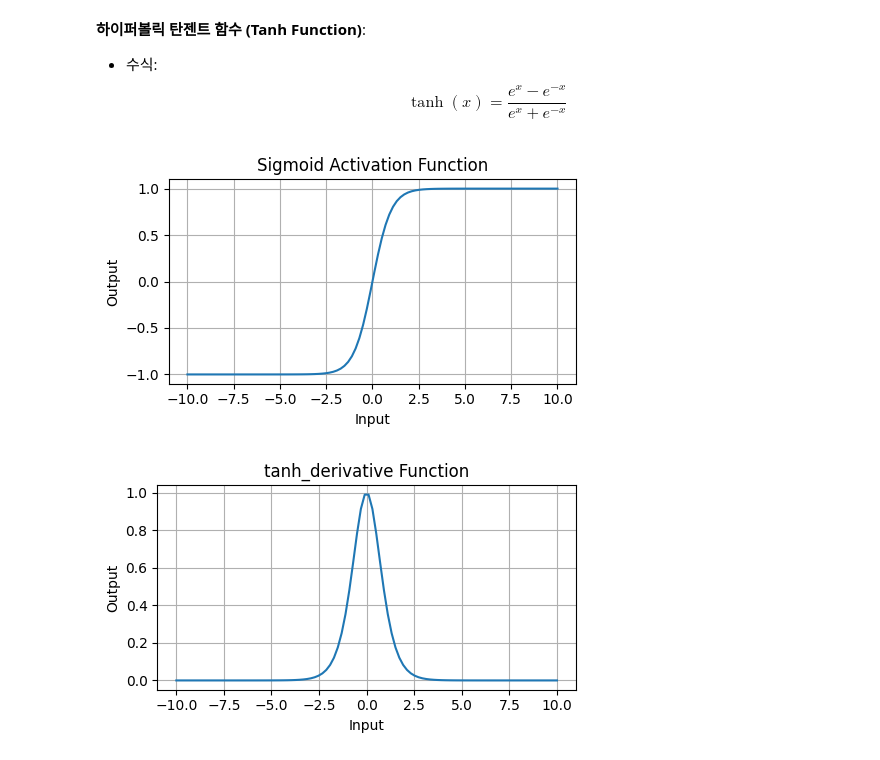
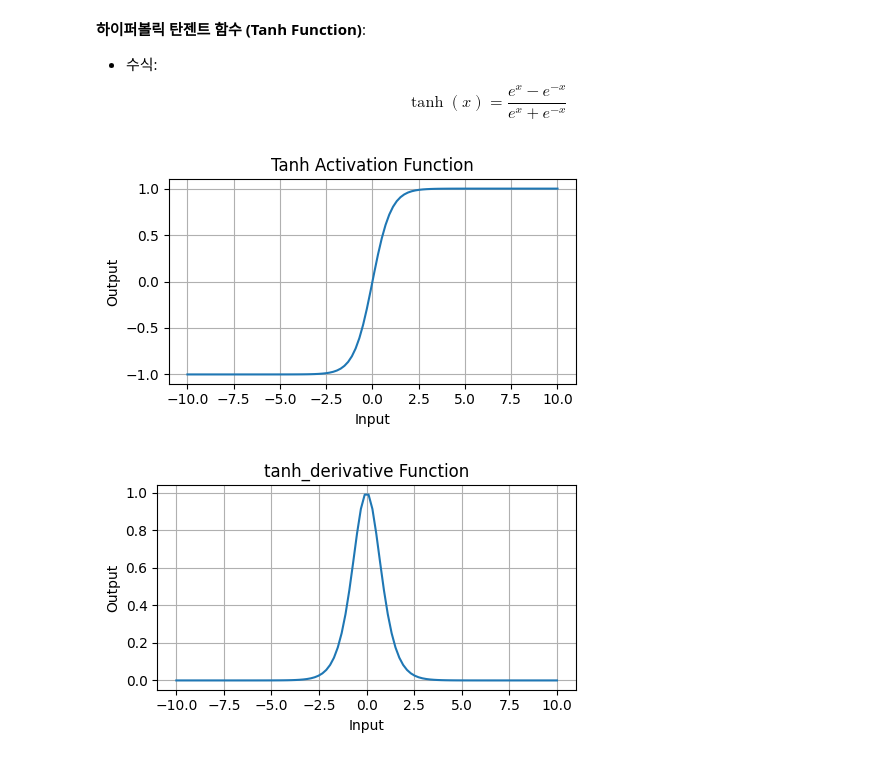
Before and after one commit to cserock/colab-examples, a Jupyter notebook: 03_활성화함수의_이해.ipynb, the cells around one changed output. Saved outputs shown, nothing was run; the diff lists cells and outputs as text; code cells hidden in the pictures.

```diff
--- a/03_활성화함수의_이해.ipynb
+++ b/03_활성화함수의_이해.ipynb
@@ -245,15 +245,15 @@ def tanh(x):
 # %%
 #plt.subplot(4, 1, 1)
 plt.figure(figsize=(5, 3))
 plt.plot(x, tanh(x), label='tanh')
-plt.title('Sigmoid Activation Function')
+plt.title('Tanh Activation Function')
 plt.xlabel('Input')
 plt.ylabel('Output')
 plt.grid(True)
 plt.tight_layout()
 plt.show()
 # %% [output]
-[figure, old version]
+[figure, new version]
 # %%
 def tanh_derivative(x):
     return 1.0 - np.tanh(x) ** 2
```
Also changed, not shown: parts of 1 cell of this notebook.
